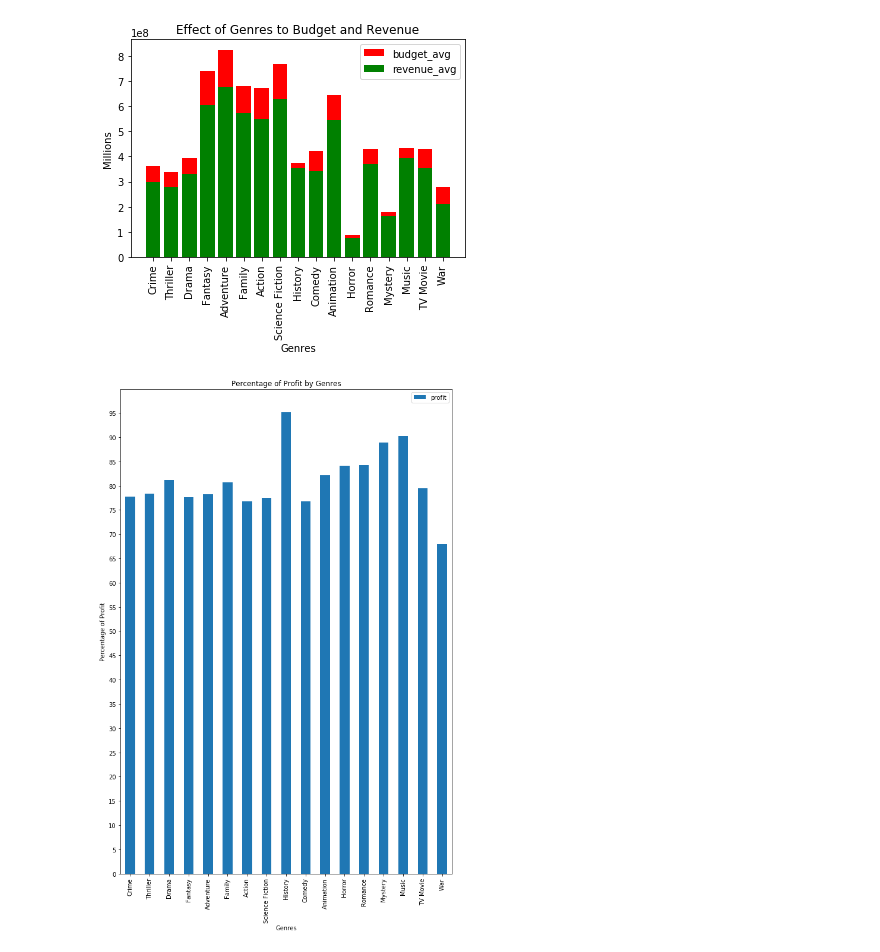
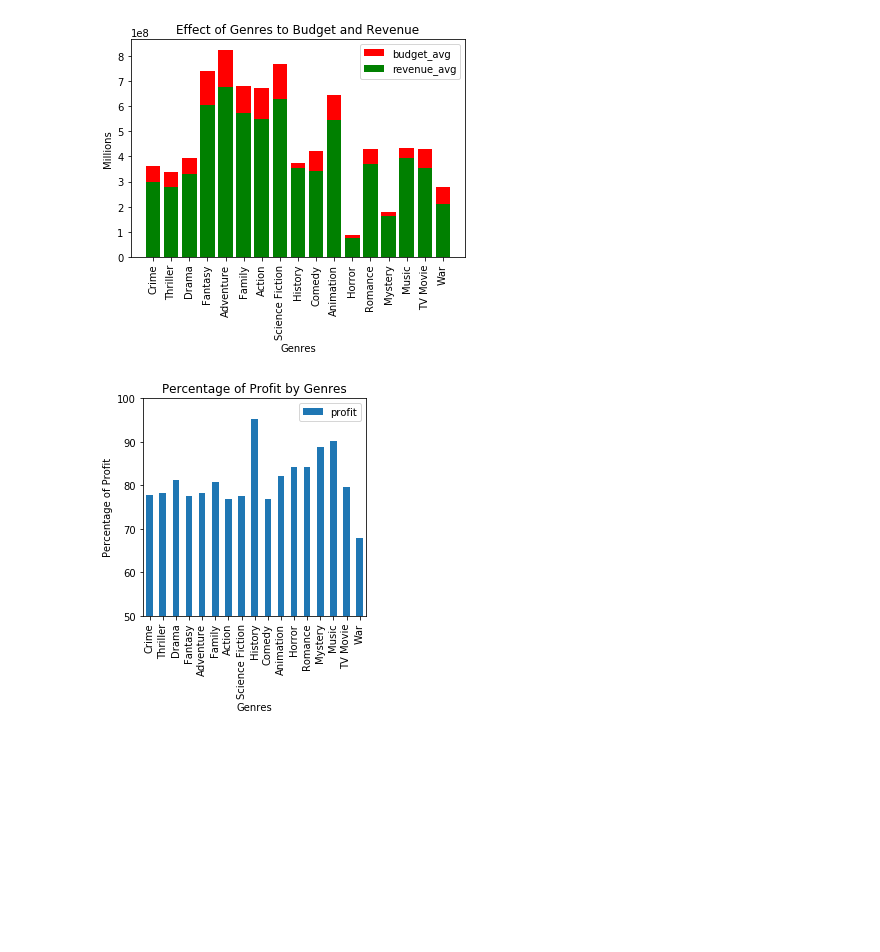
Before and after one commit to sdman135/Mod-1-Project, a Jupyter notebook: Analysis of the_movie_db_newww.ipynb, the cells around one changed output. Saved outputs shown, nothing was run; the diff lists cells and outputs as text; code cells hidden in the pictures; blank space fills up the shorter version.

```diff
--- a/Analysis of the_movie_db_newww.ipynb
+++ b/Analysis of the_movie_db_newww.ipynb
@@ -67,15 +67,15 @@ plt.show()
 #create new column which is profit
 df['profit'] = 100*(df.revenue_avg-df.budget_avg)/df.revenue_avg
 # %%
-df.plot(x = 'genre', y = 'profit', kind = 'bar', figsize=(10,15))
+df.plot(x = 'genre', y = 'profit', kind = 'bar', figsize=(4,4), ylim=(50,100))
 
 # plt.xticks(['Crime', 'Thriller', 'Drama', 'Fantasy', 'Adventure', 'Family', 'Action', 'Science Fiction', 'History', 'Comedy', 'Animation', 'Horror', 'Romance', 'Mystery', 'Music', 'TV Movie', 'War'], rotation=90)
 plt.ylabel('Percentage of Profit')
 plt.xlabel('Genres')
-plt.yticks(np.arange(0,100,5))
+# plt.yticks(np.arange(0,100,5))
 plt.title('Percentage of Profit by Genres')
 # plt.legend()
 
 plt.show()
 # %% [output]
-[figure, old version]
+[figure, new version]
```
